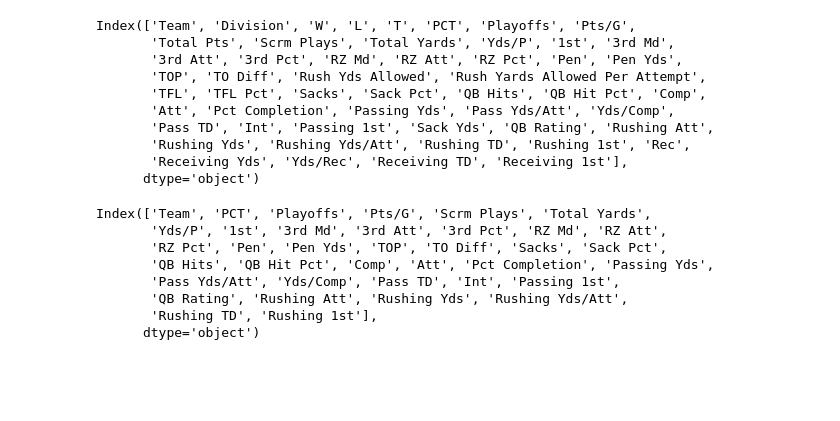
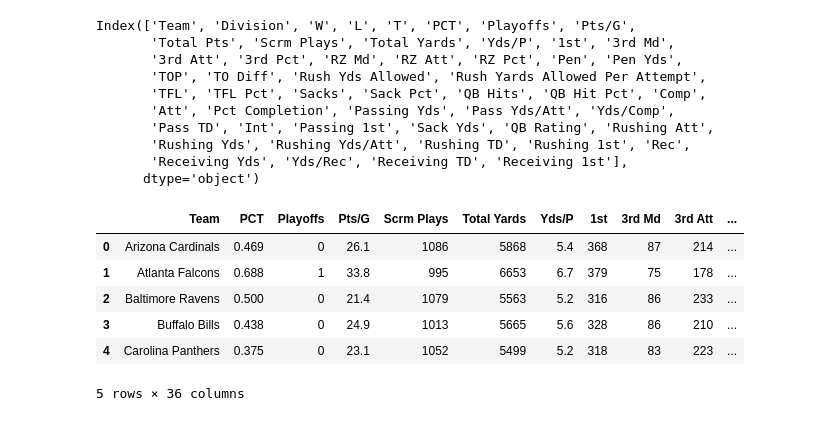
Before and after one commit to SidDas8/NFL-Offense-2016-Machine-Learning, a Jupyter notebook: Data-Cleaning.ipynb, the cells around one changed output. Cells and saved outputs as stored; diff of their text form; code cells hidden in the pictures; blank space fills up the shorter version.

Commit message:
Successfully renamed rows. Exported cleaned CSV file.

```diff
--- a/Data-Cleaning.ipynb
+++ b/Data-Cleaning.ipynb
@@ -86,16 +86,4 @@ Index(['Team', 'Division', 'W', 'L', 'T', 'PCT', 'Playoffs', 'Pts/G',
       dtype='object')
 # %%
 # Delete unnecessary/duplicate columns
-Simple_NFL_df = NFL_df.drop(['Division', 'W', 'L', 'T', 'Total Pts', 'Rush Yds Allowed', 'Rush Yards Allowed Per Attempt', 'TFL', 'TFL Pct', 'Sack Yds', 'Rec', 'Receiving Yds', 'Yds/Rec', 'Receiving TD', 'Receiving 1st'], axis = 1)
+Clean_NFL_df = NFL_df.drop(['Division', 'W', 'L', 'T', 'Total Pts', 'TOP', 'Rush Yds Allowed', 'Rush Yards Allowed Per Attempt', 'TFL', 'TFL Pct', 'Sack Yds', 'Rec', 'Receiving Yds', 'Yds/Rec', 'Receiving TD', 'Receiving 1st'], axis = 1)
-# %%
-# Show updated columns
-Simple_NFL_df.columns
-# %% [output]
-Index(['Team', 'PCT', 'Playoffs', 'Pts/G', 'Scrm Plays', 'Total Yards',
-       'Yds/P', '1st', '3rd Md', '3rd Att', '3rd Pct', 'RZ Md', 'RZ Att',
-       'RZ Pct', 'Pen', 'Pen Yds', 'TOP', 'TO Diff', 'Sacks', 'Sack Pct',
-       'QB Hits', 'QB Hit Pct', 'Comp', 'Att', 'Pct Completion', 'Passing Yds',
-       'Pass Yds/Att', 'Yds/Comp', 'Pass TD', 'Int', 'Passing 1st',
-       'QB Rating', 'Rushing Att', 'Rushing Yds', 'Rushing Yds/Att',
-       'Rushing TD', 'Rushing 1st'],
-      dtype='object')
@@ -103,0 +90,11 @@ Index(['Team', 'PCT', 'Playoffs', 'Pts/G', 'Scrm Plays', 'Total Yards',
+# %%
+# Display updated dataframe headers
+Clean_NFL_df.head()
+# %% [output]
+|  | Team | PCT | Playoffs | Pts/G | Scrm Plays | Total Yards | Yds/P | 1st | 3rd Md | 3rd Att | ... |
+| 0 | Arizona Cardinals | 0.469 | 0 | 26.1 | 1086 | 5868 | 5.4 | 368 | 87 | 214 | ... |
+| 1 | Atlanta Falcons | 0.688 | 1 | 33.8 | 995 | 6653 | 6.7 | 379 | 75 | 178 | ... |
+| 2 | Baltimore Ravens | 0.500 | 0 | 21.4 | 1079 | 5563 | 5.2 | 316 | 86 | 233 | ... |
+| 3 | Buffalo Bills | 0.438 | 0 | 24.9 | 1013 | 5665 | 5.6 | 328 | 86 | 210 | ... |
+| 4 | Carolina Panthers | 0.375 | 0 | 23.1 | 1052 | 5499 | 5.2 | 318 | 83 | 223 | ... |
+5 rows × 36 columns
```
Also changed, not shown: parts of 3 cells of this notebook, 1 other file.
